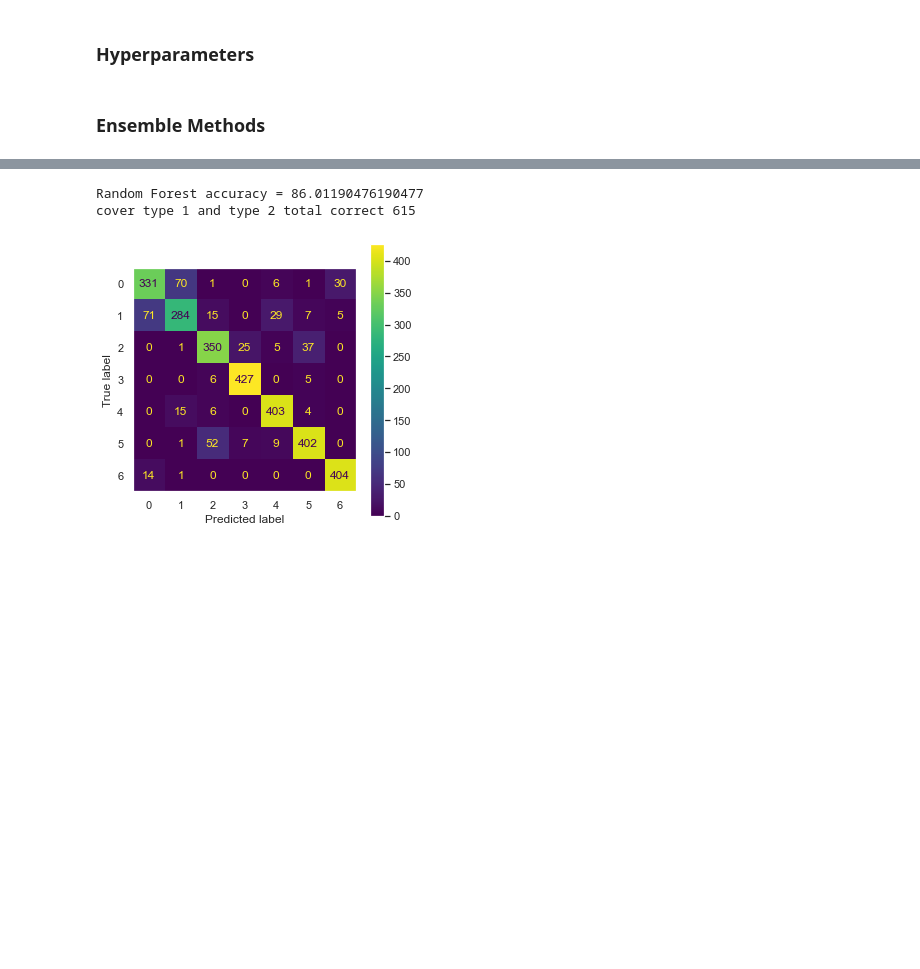
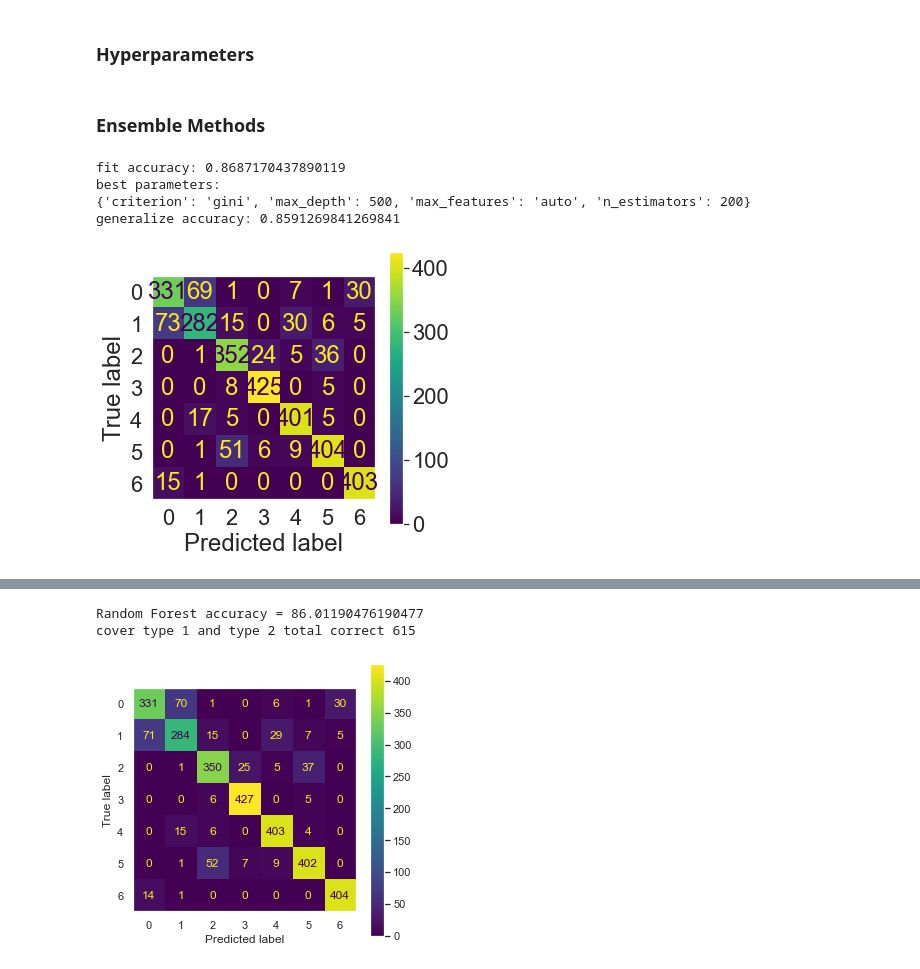
Before and after one commit to sams-data/mids-w207_9_sp22_forest_cover_classification, a Jupyter notebook: Submissions/bridwell_carmeli_hand_stephens_final_project.ipynb, the cells around one changed output, grey strips where cells are left out. Saved outputs shown, nothing was run; the diff lists cells and outputs as text; code cells hidden in the pictures; blank space fills up the shorter version.

```diff
--- a/Submissions/bridwell_carmeli_hand_stephens_final_project.ipynb
+++ b/Submissions/bridwell_carmeli_hand_stephens_final_project.ipynb
@@ -801,3 +801,46 @@ binarize or trinarize features to reduce complexity?
 ### Hyperparameters
 # %% [markdown]
 ### Ensemble Methods
+# %%
+%%time
+
+def rf_search(train_data=train_data,
+    train_labels=train_labels,
+    dev_data=dev_data,
+    dev_labels=dev_labels):
+    parameters = {
+        'n_estimators': [100, 200],#list(range(100,500,100)),
+        'max_features': ['auto', None, 'log2'],
+        'max_depth' : list(range(500,700,100)),
+        'criterion' :['entropy', 'gini'], #'entropy',
+    }
+
+    rf = RandomForestClassifier(random_state=0)
+
+    rf_gs = GridSearchCV(rf, parameters, n_jobs=-1, scoring='accuracy').fit(train_data, train_labels)
+
+    print(f'fit accuracy: {rf_gs.best_score_}')
+    print(f'best parameters:\n{rf_gs.best_params_}')
+
+    rf_pred = rf_gs.best_estimator_.predict(dev_data).astype(int)
+
+    ###generate accuracy
+    accuracy_count = 0
+    for j in range(dev_labels.shape[0]):
+        if rf_pred[j] == dev_labels[j]:
+            accuracy_count += 1
+        else:
+            continue
+
+    print(f'generalize accuracy: {accuracy_count/rf_pred.shape[0]}')
+
+
+    plot_confusion_matrix(dev_labels, rf_pred)
+
+rf_search()
+# %% [output]
+fit accuracy: 0.8687170437890119
+best parameters:
+{'criterion': 'gini', 'max_depth': 500, 'max_features': 'auto', 'n_estimators': 200}
+generalize accuracy: 0.8591269841269841
+[figure, added]
```
Also changed, not shown: parts of 5 cells of this notebook.
